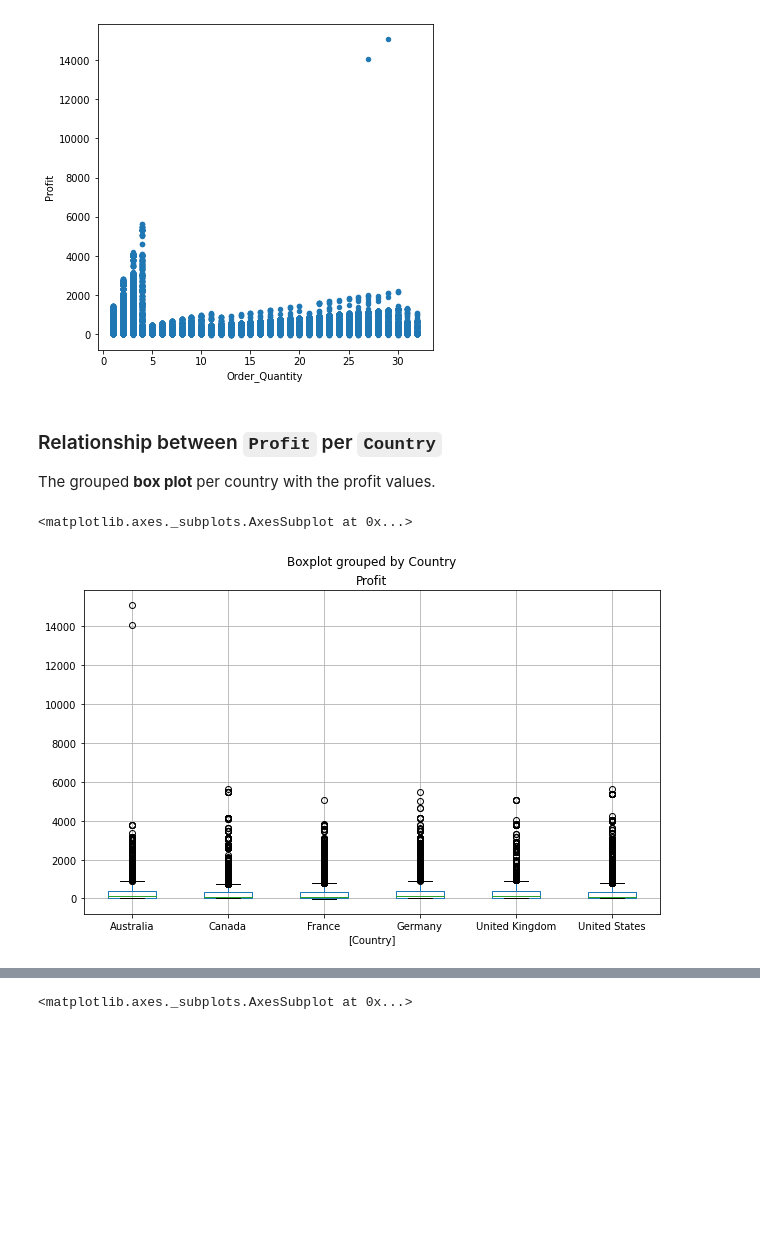
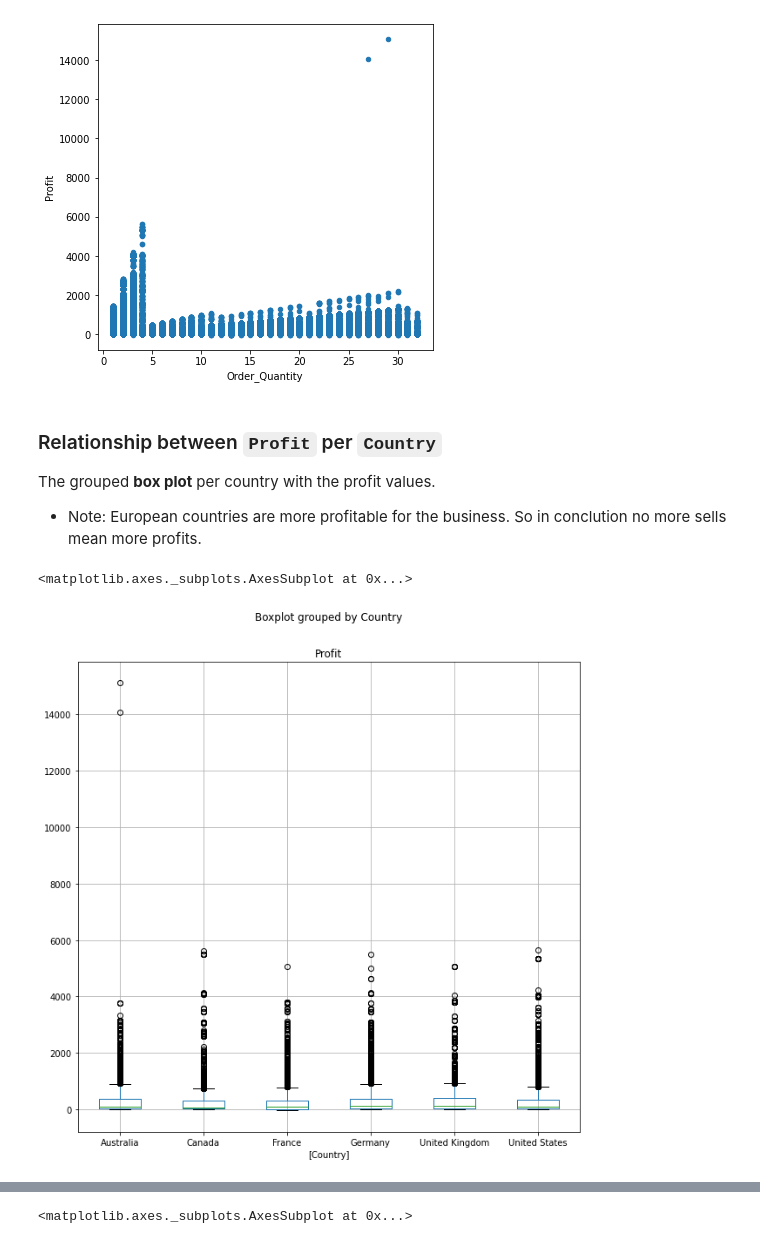
Before and after one commit to arturovictoriar/Data_Science_FCC, a Jupyter notebook: Bike_Store/Handling_cvs_files.ipynb, the cells around one changed output, grey strips where cells are left out. Cells and saved outputs as stored; diff of their text form; code cells hidden in the pictures; blank space fills up the shorter version.

Commit message:
Analyzing and adding conclutions to the data get from the db

```diff
--- a/Bike_Store/Handling_cvs_files.ipynb
+++ b/Bike_Store/Handling_cvs_files.ipynb
@@ -185,11 +201,13 @@ sales.plot(kind='scatter', x='Order_Quantity', y='Profit', figsize=(6,6))
 ### Relationship between `Profit` per `Country`
 
 The grouped <b>box plot</b> per country with the profit values.
+
+- Note: European countries are more profitable for the business. So in conclution no more sells mean more profits.
 # %%
-sales[['Profit', 'Country']].boxplot(by='Country', figsize=(10,6))
+sales[['Profit', 'Country']].boxplot(by='Country', figsize=(10,10))
 # %% [output]
 <matplotlib.axes._subplots.AxesSubplot at 0x...>
-[figure, old version]
+[figure, new version]
 # %% [markdown]
 ### Relationship between the `Customer_Age` per `Country`
 
```
Also changed, not shown: parts of 15 cells of this notebook.
